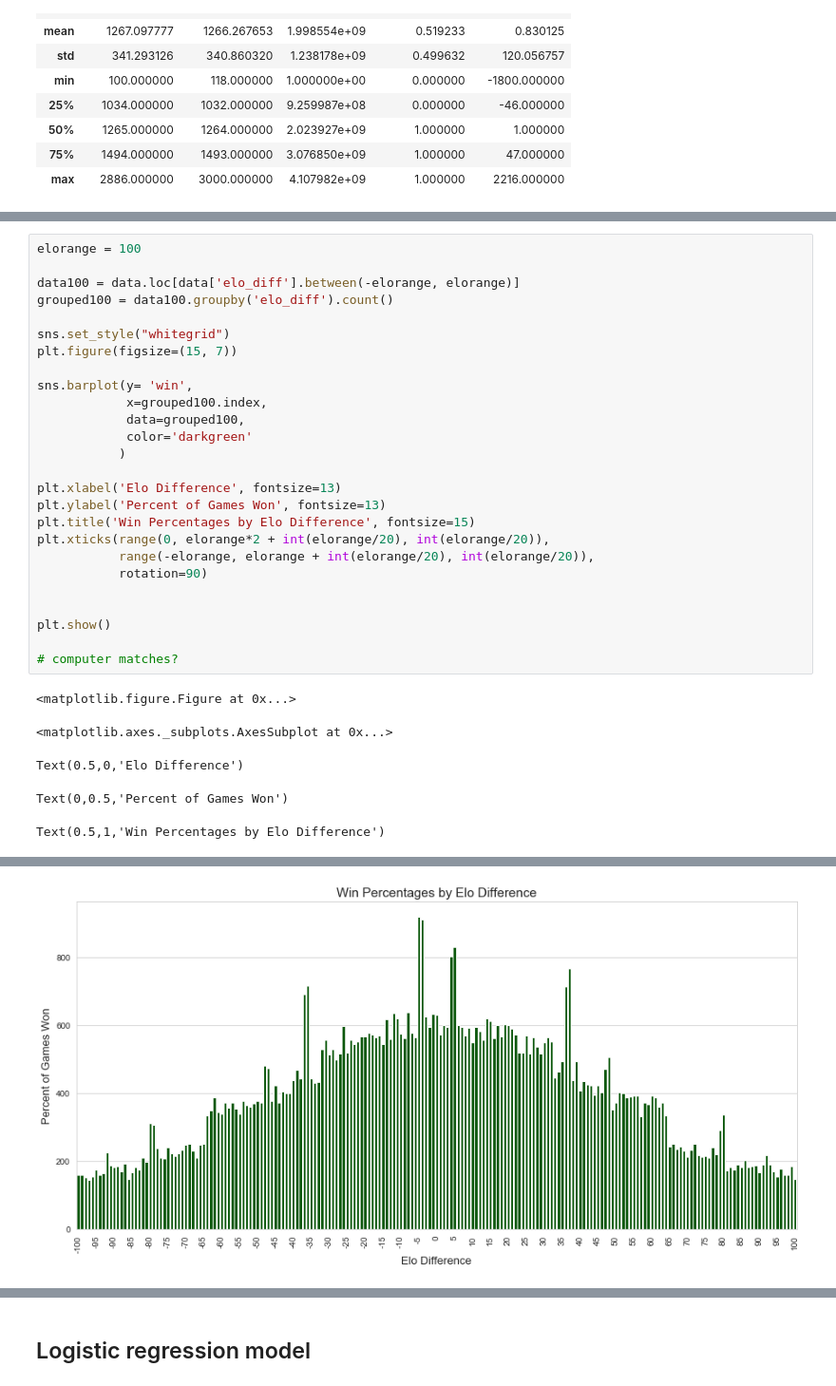
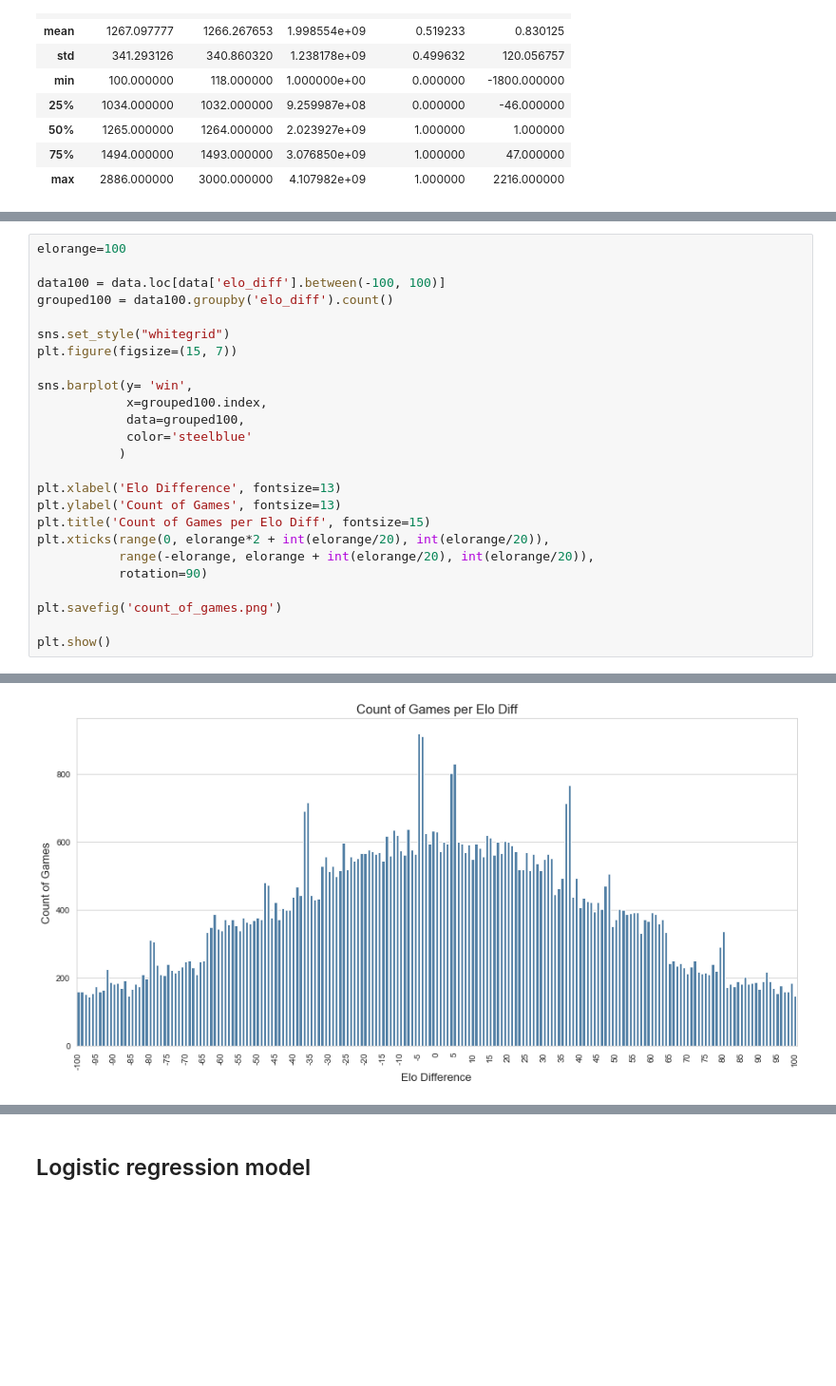
Before and after one commit to eonofrey/elo_analysis, a Jupyter notebook: elo_analysis.ipynb, the cells around one changed output, grey strips where cells are left out. Shown: that part at 95% size. Drawn from its saved outputs; the diff is of its cells as text; blank space fills up the shorter version.

```diff
--- a/elo_analysis.ipynb
+++ b/elo_analysis.ipynb
@@ -135,8 +126,8 @@ Text(0.5,1,'Distribution of Elo Differences')
 [figure]
 # %%
-elorange = 100
+elorange=100
 
-data100 = data.loc[data['elo_diff'].between(-elorange, elorange)]
+data100 = data.loc[data['elo_diff'].between(-100, 100)]
 grouped100 = data100.groupby('elo_diff').count()
 
 sns.set_style("whitegrid")
@@ -145,23 +136,17 @@ plt.figure(figsize=(15, 7))
 sns.barplot(y= 'win',
             x=grouped100.index,
             data=grouped100,
-            color='darkgreen'
+            color='steelblue'
            )
 
 plt.xlabel('Elo Difference', fontsize=13)
-plt.ylabel('Percent of Games Won', fontsize=13)
-plt.title('Win Percentages by Elo Difference', fontsize=15)
+plt.ylabel('Count of Games', fontsize=13)
+plt.title('Count of Games per Elo Diff', fontsize=15)
 plt.xticks(range(0, elorange*2 + int(elorange/20), int(elorange/20)),
            range(-elorange, elorange + int(elorange/20), int(elorange/20)),
            rotation=90)
 
+plt.savefig('count_of_games.png')
 
 plt.show()
-
-# computer matches?
 # %% [output]
-<matplotlib.figure.Figure at 0x...>
-<matplotlib.axes._subplots.AxesSubplot at 0x...>
-Text(0.5,0,'Elo Difference')
-Text(0,0.5,'Percent of Games Won')
-Text(0.5,1,'Win Percentages by Elo Difference')
@@ -185,2 +153,2 @@ Text(0.5,1,'Win Percentages by Elo Difference')
-[figure, old version]
+[figure, new version]
 # %%
```
Also changed, not shown: parts of 15 cells of this notebook.
